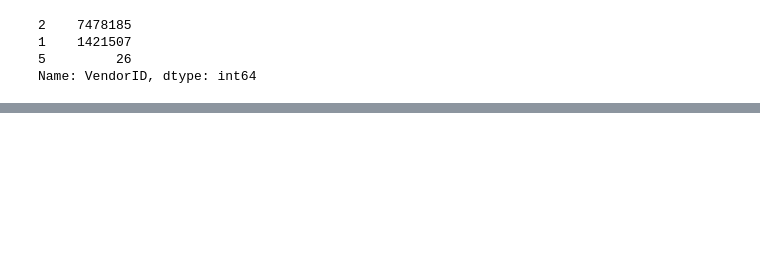
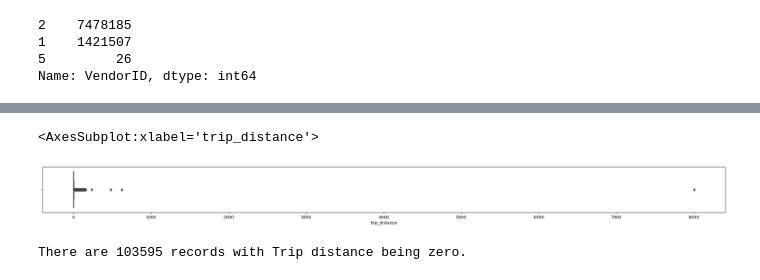
Before and after one commit to jaypareek/Analysis_NYC_GreenTaxiData, a Jupyter notebook: nyc_green_taxi_analysis.ipynb, the cells around one changed output, grey strips where cells are left out. Drawn from its saved outputs; the diff is of its cells as text; code cells hidden in the pictures; blank space fills up the shorter version.

```diff
--- a/nyc_green_taxi_analysis.ipynb
+++ b/nyc_green_taxi_analysis.ipynb
@@ -91,0 +104,10 @@ Name: VendorID, dtype: int64
+# %%
+plt.figure(figsize=[30,2])
+sns.boxplot(trips['trip_distance'])
+# %% [output]
+<AxesSubplot:xlabel='trip_distance'>
+[figure, added]
+# %%
+print(f"There are {trips[trips['trip_distance']==0].shape[0]} records with Trip distance being zero.")
+# %% [output]
+There are 103595 records with Trip distance being zero.
```
Also changed, not shown: parts of 5 cells of this notebook.
